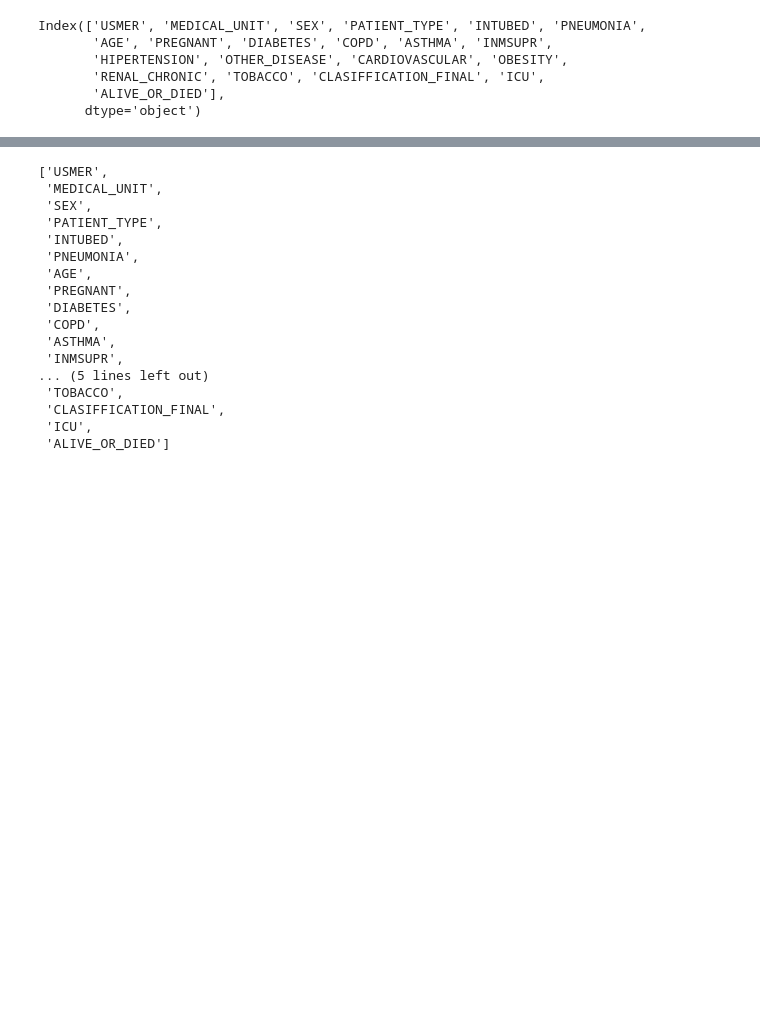
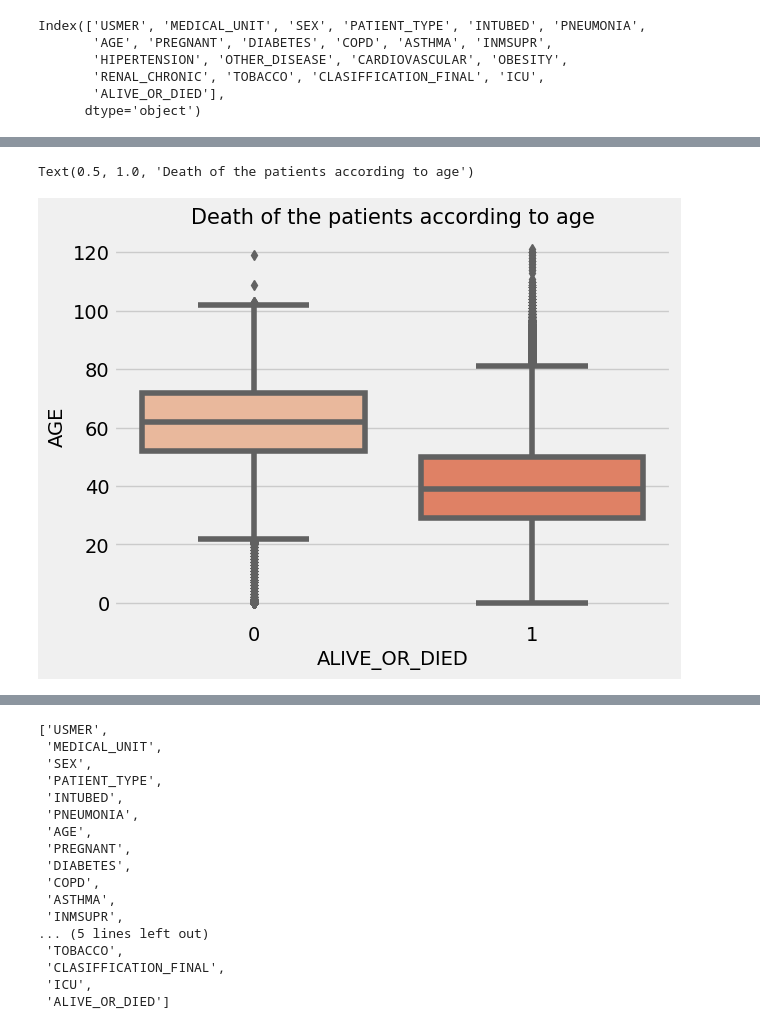
Before and after one commit to andvsilva/sentiment-analysis-deep-learning, a Jupyter notebook: notebooks/clustering.ipynb, the cells around one changed output, grey strips where cells are left out. Drawn from its saved outputs; the diff is of its cells as text; code cells hidden in the pictures; blank space fills up the shorter version.

```diff
--- a/notebooks/clustering.ipynb
+++ b/notebooks/clustering.ipynb
@@ -84,0 +145,6 @@ Index(['USMER', 'MEDICAL_UNIT', 'SEX', 'PATIENT_TYPE', 'INTUBED', 'PNEUMONIA',
+# %%
+sns.boxplot(x="ALIVE_OR_DIED", y="AGE",data=df_covid,palette=sns.color_palette("rocket_r"))
+plt.title("Death of the patients according to age",fontsize=15)
+# %% [output]
+Text(0.5, 1.0, 'Death of the patients according to age')
+[figure, added]
```
Also changed, not shown: parts of 21 cells of this notebook, 1 other file.
